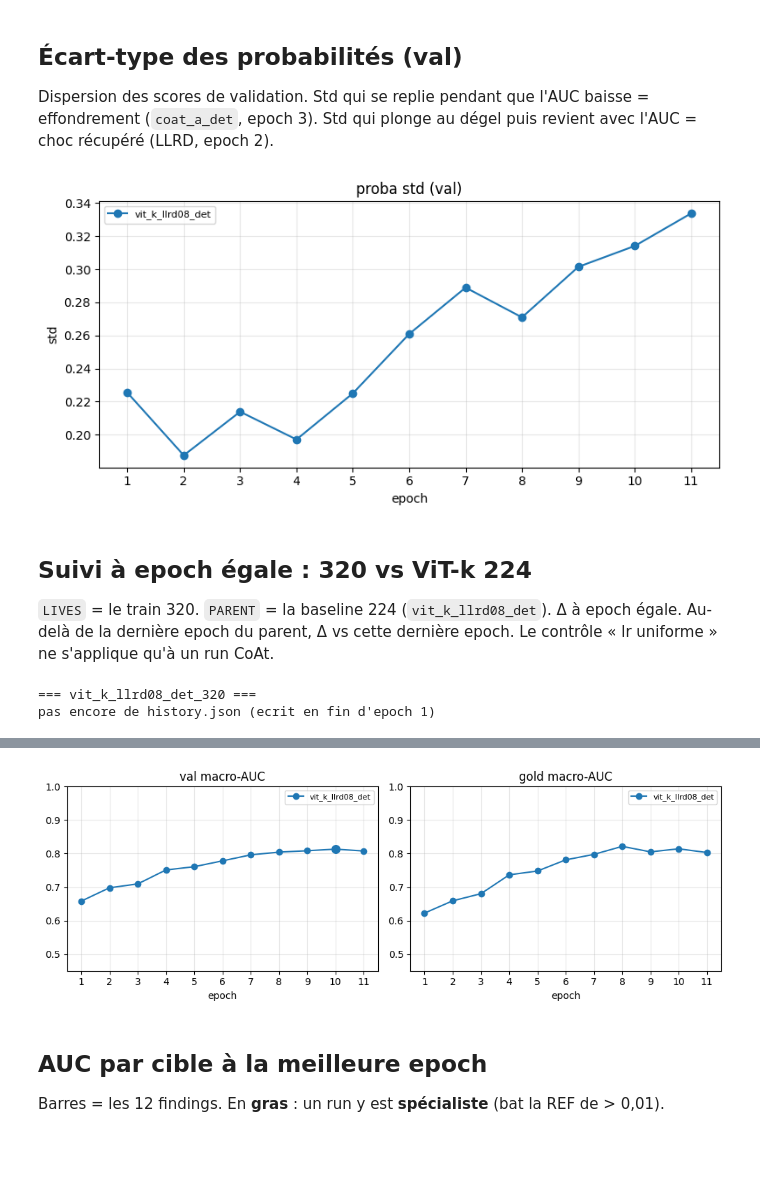
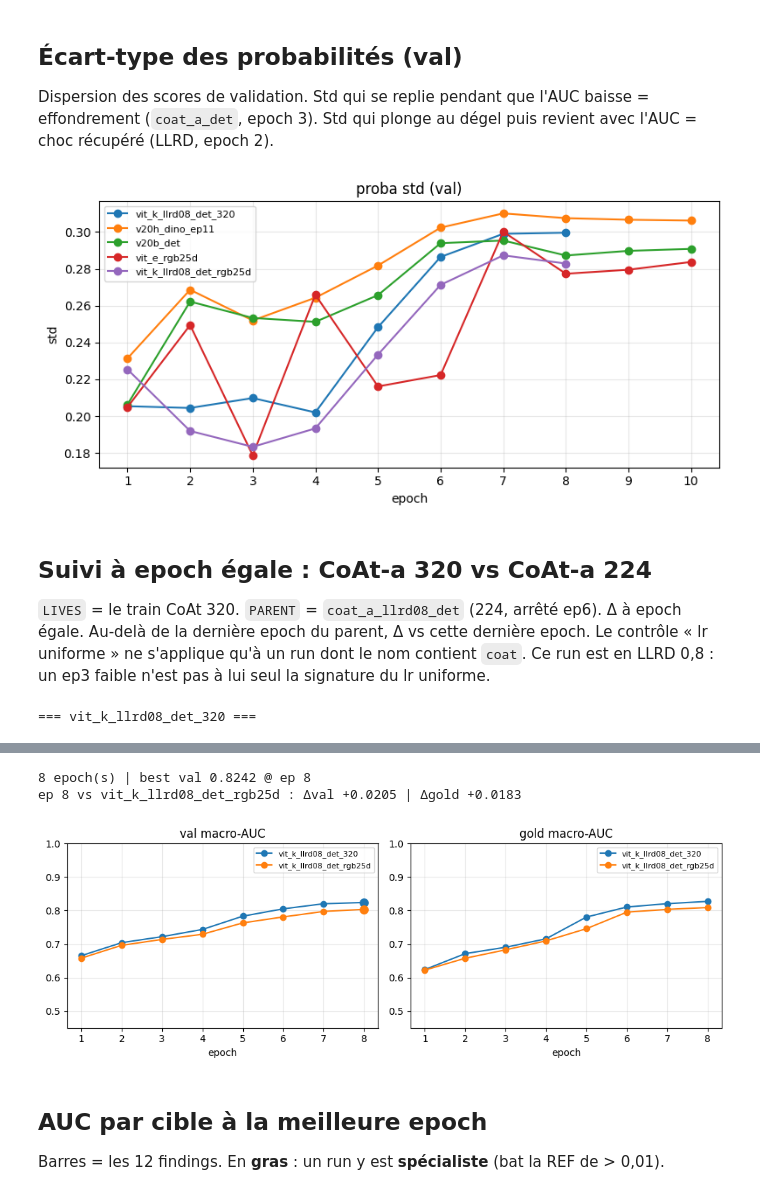
Before and after one commit to GabrielSultan/RSNA-comp, a Jupyter notebook: notebooks/08_compare_subset.ipynb, the cells around one changed output, grey strips where cells are left out. Drawn from its saved outputs; the diff is of its cells as text; code cells hidden in the pictures; blank space fills up the shorter version.

Commit message:
update compare subset notebook

```diff
--- a/notebooks/08_compare_subset.ipynb
+++ b/notebooks/08_compare_subset.ipynb
@@ -51,8 +55,14 @@ CKPT = ROOT / "checkpoints"
 # Seul levier du notebook : commenter une ligne pour exclure un run.
 # REF = subset_vit_k_llrd08_det_frac025 (224) s'il est dans RUNS, pas le run 320.
 RUNS = [
-    "subset_vit_k_llrd08_det_frac025",
+    "subset_coat_a_llrd08_det_frac025",
+    "subset_coat_a_llrd08_det_320_frac025",
     "subset_vit_k_llrd08_det_320_frac025",
+    "subset_v20h_crop130_dino_ep11_frac025",
+    "subset_v20b_crop130_det_frac025",
+    "subset_vit_e_rgb25d_frac025",
+    "subset_vit_k_llrd08_det_rgb25d_frac025",
+
 ]
 
 TARGETS = [
@@ -251,18 +277,18 @@ ax.legend(fontsize=8)
 plt.tight_layout()
 plt.show()
 # %% [output]
-[figure, old version]
+[figure, new version]
 # %% [markdown]
-## Suivi à epoch égale : 320 vs ViT-k 224
+## Suivi à epoch égale : CoAt-a 320 vs CoAt-a 224
 
-`LIVES` = le train 320. `PARENT` = la baseline 224 (`vit_k_llrd08_det`).
+`LIVES` = le train CoAt 320. `PARENT` = `coat_a_llrd08_det` (224, arrêté ep6).
 Δ à epoch égale. Au-delà de la dernière epoch du parent, Δ vs cette dernière epoch.
-Le contrôle « lr uniforme » ne s'applique qu'à un run CoAt.
+Le contrôle « lr uniforme » ne s'applique qu'à un run dont le nom contient `coat`. Ce run est en LLRD 0,8 : un ep3 faible n'est pas à lui seul la signature du lr uniforme.
 # %%
 LIVES = [
-    "subset_vit_k_llrd08_det_320_frac025",  # en cours
+    "subset_coat_a_llrd08_det_320_frac025",  # en cours
 ]
-PARENT = "subset_vit_k_llrd08_det_frac025"
+PARENT = "subset_coat_a_llrd08_det_frac025"
 DEAD_STD = 0.12
 
 by_name = {r["name"]: r for r in runs}
@@ -383,4 +409,3 @@ if focus:
     plt.show()
 # %% [output]
 === vit_k_llrd08_det_320 ===
-pas encore de history.json (ecrit en fin d'epoch 1)
@@ -387,4 +422,6 @@ pas encore de history.json (ecrit en fin d'epoch 1)
+8 epoch(s) | best val 0.8242 @ ep 8
+ep 8 vs vit_k_llrd08_det_rgb25d : Δval +0.0205 | Δgold +0.0183
-[figure, old version]
+[figure, new version]
 # %% [markdown]
 ## AUC par cible à la meilleure epoch
 
```
Also changed, not shown: parts of 12 cells of this notebook.
